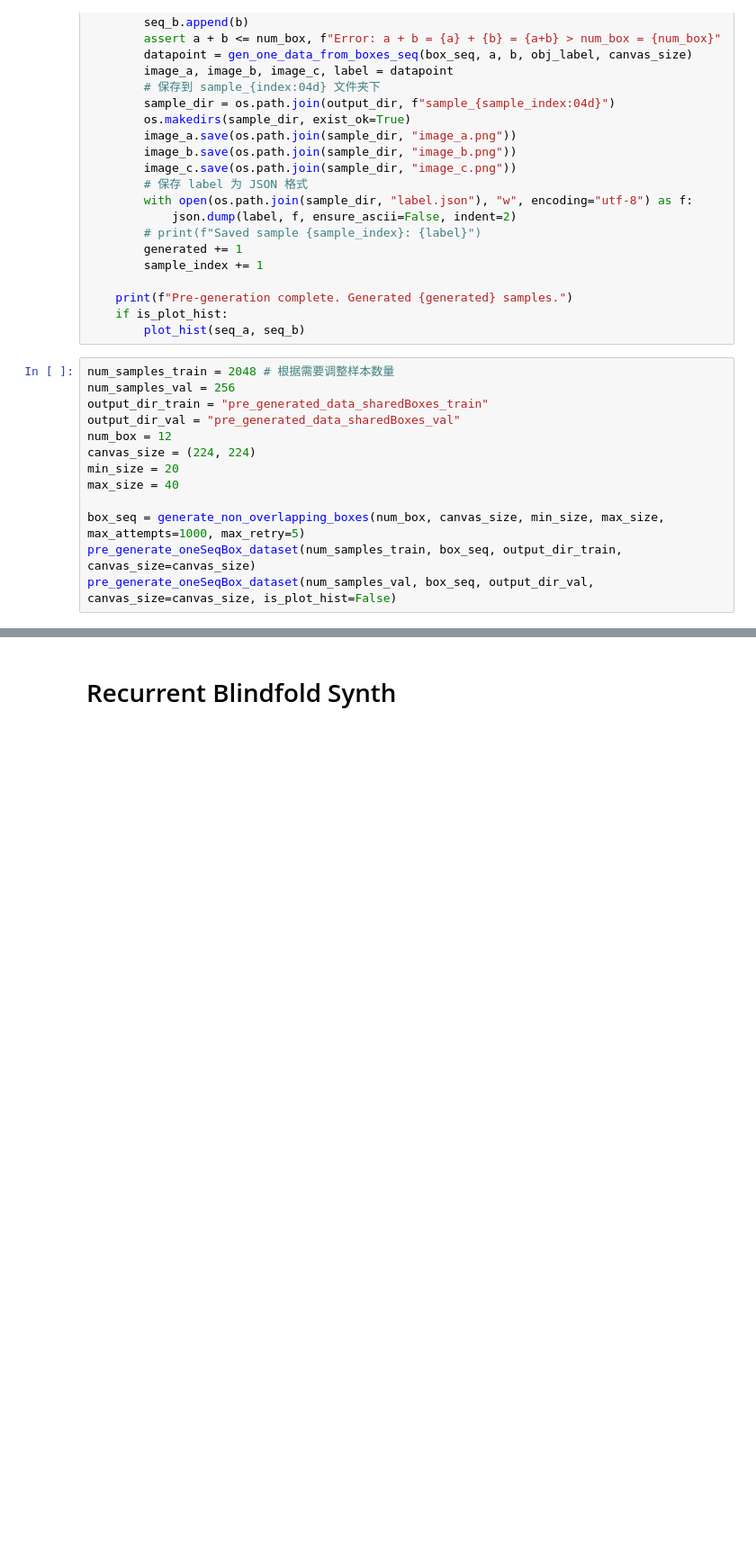
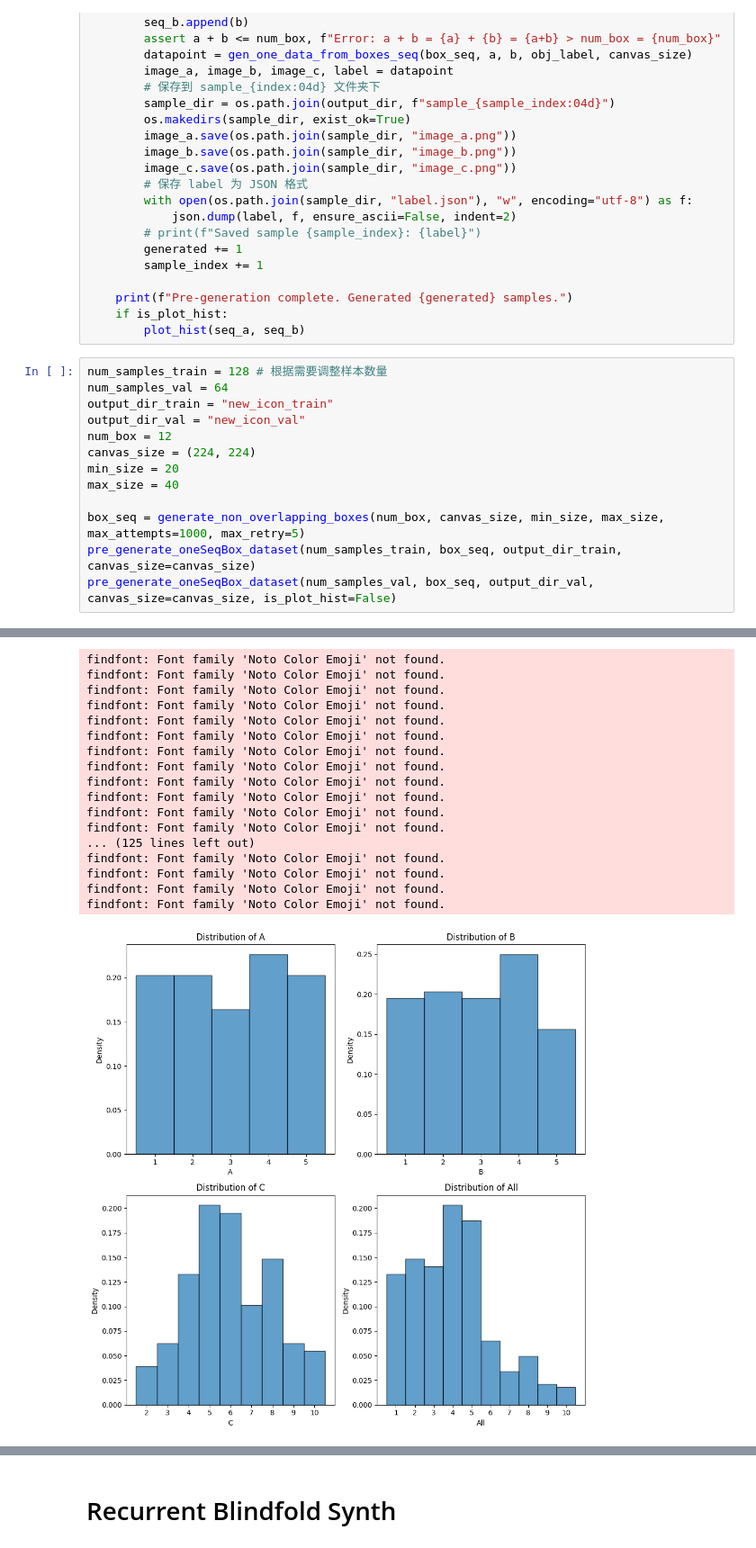
Before and after one commit to XuanjieLiu/S3Plus, a Jupyter notebook: LM_align/synthData/SynthImgs.ipynb, the cells around one changed output, grey strips where cells are left out. Shown at 90% size. Drawn from its saved outputs; the diff is of its cells as text; blank space fills up the shorter version.

```diff
--- a/LM_align/synthData/SynthImgs.ipynb
+++ b/LM_align/synthData/SynthImgs.ipynb
@@ -130,10 +130,10 @@ def pre_generate_oneSeqBox_dataset(num_samples, box_seq, output_dir, canvas_size
     if is_plot_hist:
         plot_hist(seq_a, seq_b)
 # %%
-num_samples_train = 2048 # 根据需要调整样本数量
-num_samples_val = 256
-output_dir_train = "pre_generated_data_sharedBoxes_train"
-output_dir_val = "pre_generated_data_sharedBoxes_val"
+num_samples_train = 128 # 根据需要调整样本数量
+num_samples_val = 64
+output_dir_train = "new_icon_train"
+output_dir_val = "new_icon_val"
 num_box = 12
 canvas_size = (224, 224)
 min_size = 20
@@ -142,3 +142,4 @@ max_size = 40
 box_seq = generate_non_overlapping_boxes(num_box, canvas_size, min_size, max_size, max_attempts=1000, max_retry=5)
 pre_generate_oneSeqBox_dataset(num_samples_train, box_seq, output_dir_train, canvas_size=canvas_size)
 pre_generate_oneSeqBox_dataset(num_samples_val, box_seq, output_dir_val, canvas_size=canvas_size, is_plot_hist=False)
+# %% [output]
@@ -144,0 +148,18 @@ pre_generate_oneSeqBox_dataset(num_samples_val, box_seq, output_dir_val, canvas_
+findfont: Font family 'Noto Color Emoji' not found.
+findfont: Font family 'Noto Color Emoji' not found.
+findfont: Font family 'Noto Color Emoji' not found.
+findfont: Font family 'Noto Color Emoji' not found.
+findfont: Font family 'Noto Color Emoji' not found.
+findfont: Font family 'Noto Color Emoji' not found.
+findfont: Font family 'Noto Color Emoji' not found.
+findfont: Font family 'Noto Color Emoji' not found.
+findfont: Font family 'Noto Color Emoji' not found.
+findfont: Font family 'Noto Color Emoji' not found.
+findfont: Font family 'Noto Color Emoji' not found.
+findfont: Font family 'Noto Color Emoji' not found.
+... (125 lines left out)
+findfont: Font family 'Noto Color Emoji' not found.
+findfont: Font family 'Noto Color Emoji' not found.
+findfont: Font family 'Noto Color Emoji' not found.
+findfont: Font family 'Noto Color Emoji' not found.
+[figure, added]
```
Also changed, not shown: parts of 1 cell of this notebook.
